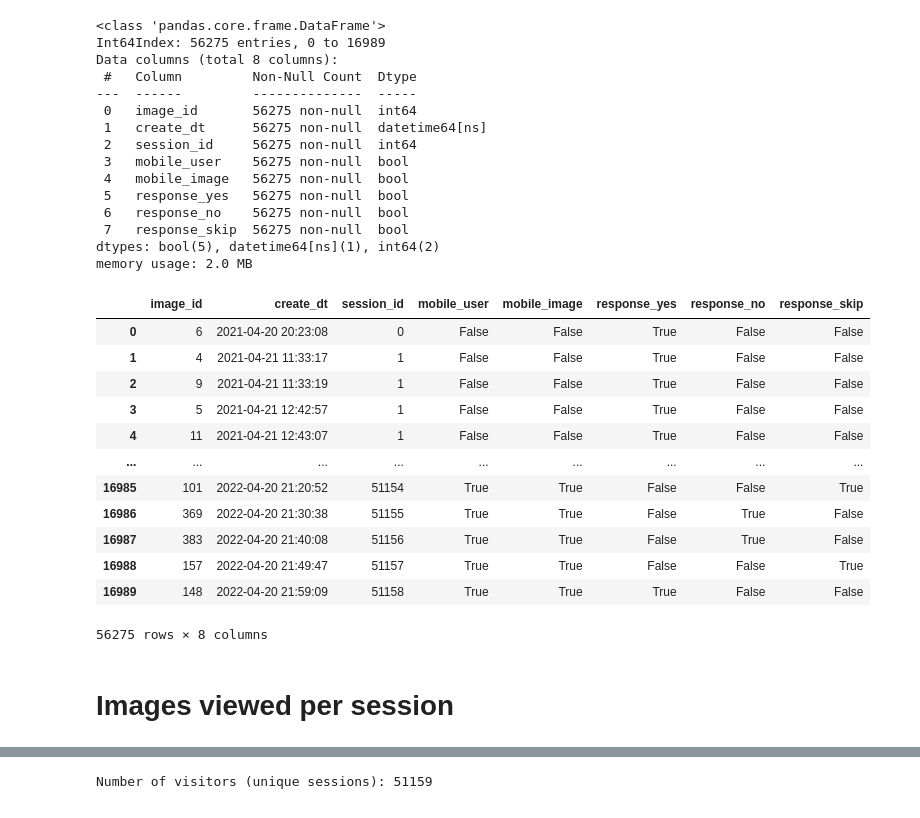
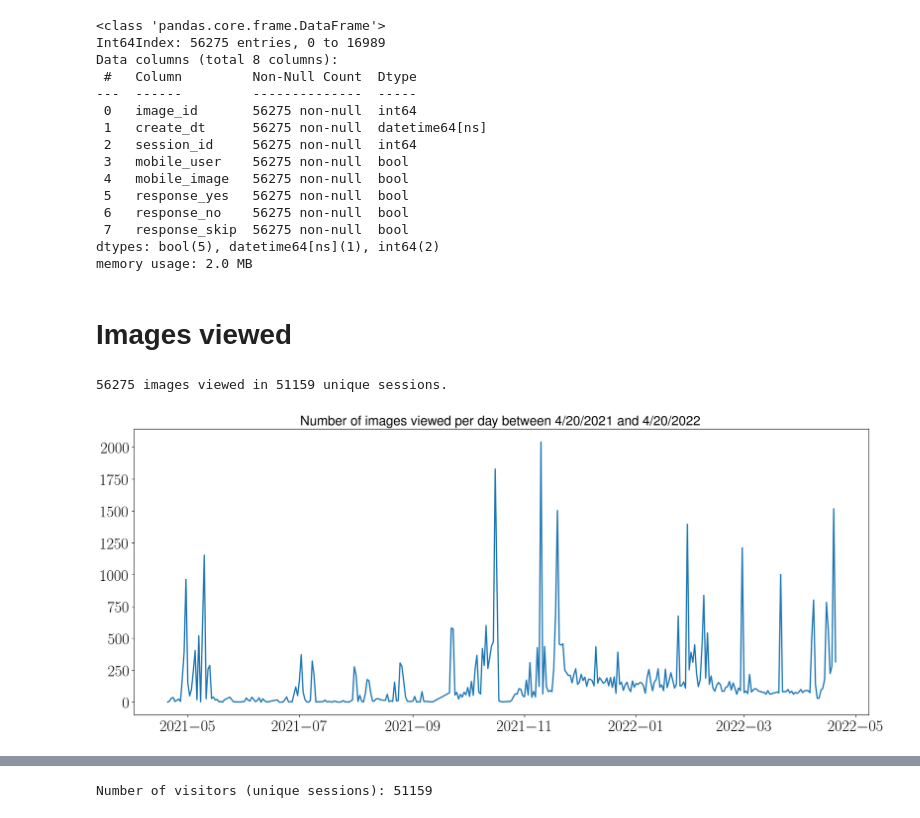
Before and after one commit to WSzP/canyoureadit-eda, a Jupyter notebook: eda.ipynb, the cells around one changed output, grey strips where cells are left out. Saved outputs shown, nothing was run; the diff lists cells and outputs as text; code cells hidden in the pictures.

```diff
--- a/eda.ipynb
+++ b/eda.ipynb
@@ -65,21 +65,22 @@ Data columns (total 8 columns):
  7   response_skip  56275 non-null  bool
 dtypes: bool(5), datetime64[ns](1), int64(2)
 memory usage: 2.0 MB
-# %%
-df
-# %% [output]
-|  | image_id | create_dt | session_id | mobile_user | mobile_image | response_yes | response_no | response_skip |
-| 0 | 6 | 2021-04-20 20:23:08 | 0 | False | False | True | False | False |
-| 1 | 4 | 2021-04-21 11:33:17 | 1 | False | False | True | False | False |
-| 2 | 9 | 2021-04-21 11:33:19 | 1 | False | False | True | False | False |
-| 3 | 5 | 2021-04-21 12:42:57 | 1 | False | False | True | False | False |
-| 4 | 11 | 2021-04-21 12:43:07 | 1 | False | False | True | False | False |
-| ... | ... | ... | ... | ... | ... | ... | ... | ... |
-| 16985 | 101 | 2022-04-20 21:20:52 | 51154 | True | True | False | False | True |
-| 16986 | 369 | 2022-04-20 21:30:38 | 51155 | True | True | False | True | False |
-| 16987 | 383 | 2022-04-20 21:40:08 | 51156 | True | True | False | True | False |
-| 16988 | 157 | 2022-04-20 21:49:47 | 51157 | True | True | False | False | True |
-| 16989 | 148 | 2022-04-20 21:59:09 | 51158 | True | True | True | False | False |
-56275 rows × 8 columns
 # %% [markdown]
-# Images viewed per session
+# Images viewed
+# %%
+print(f"{len(df)} images viewed in {len(df['session_id'].unique())} unique sessions.")
+# %% [output]
+56275 images viewed in 51159 unique sessions.
+# %%
+assert df.groupby(df.create_dt.dt.date).count()['session_id'].sum()==len(df), 'Total number of images viewed does not match after grouping by day!'
+df.groupby(df.create_dt.dt.date).count()['session_id']
+fig, ax = plt.subplots()
+ax.plot(df.groupby(df.create_dt.dt.date).count()['session_id'], linewidth=2.0)
+# for label in (ax.get_xticklabels() + ax.get_yticklabels()):
+#     label.set_fontsize(20)
+ax.set_title(f'Number of images viewed per day between 4/20/2021 and {ENDTIME}', fontsize=20)
+plt.savefig(EXPORTDIR+'images_viewed_per_day.png',dpi=300)
+plt.savefig(EXPORTDIR+'images_viewed_per_day.pdf')
+plt.show()
+# %% [output]
+[figure, added]
```
Also changed, not shown: parts of 11 cells of this notebook, 5 other files.
